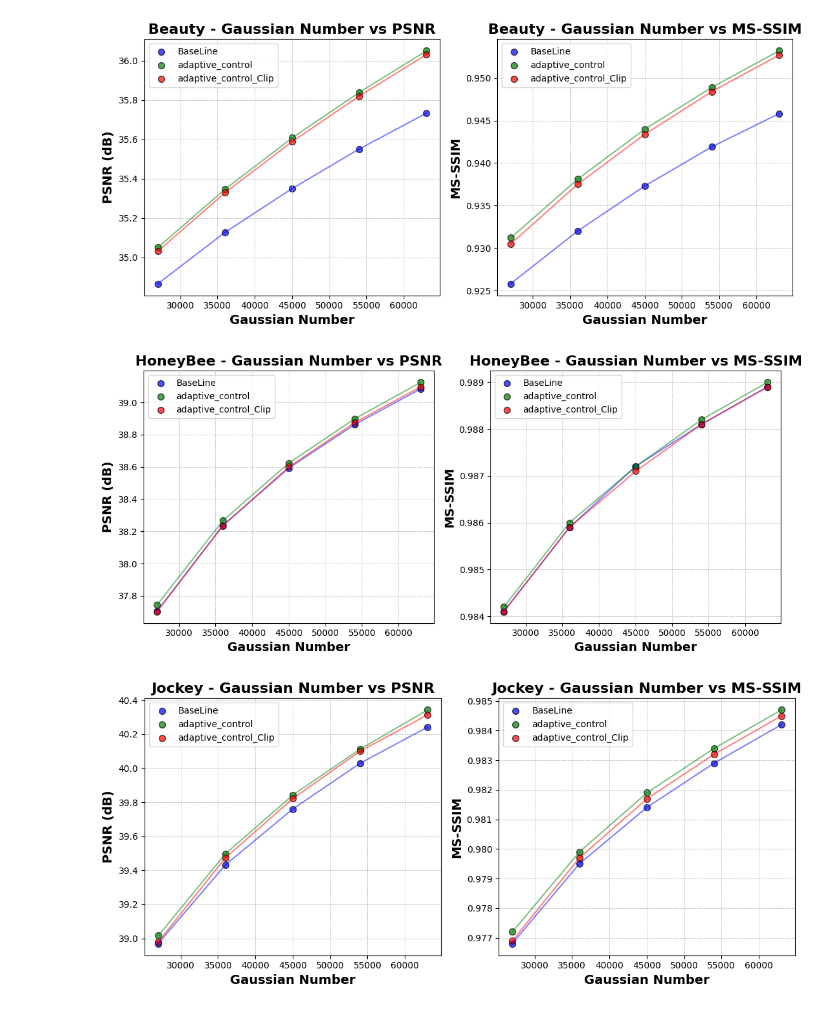
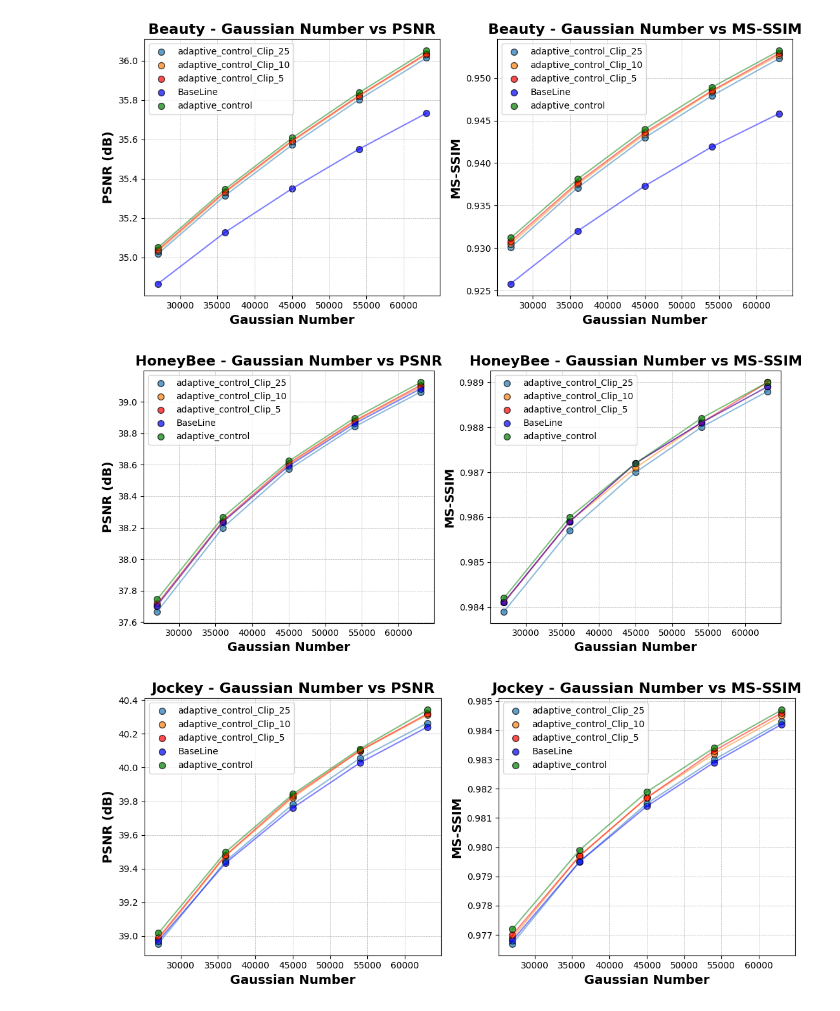
Before and after one commit to ac-freeman/GSVC, a Jupyter notebook: Visualization/Compare.ipynb, the cells around one changed output. Cells and saved outputs as stored; diff of their text form; code cells hidden in the pictures.

```diff
--- a/Visualization/Compare.ipynb
+++ b/Visualization/Compare.ipynb
@@ -137,35 +148,45 @@ def plot_gaussian_vs_metrics_1(df_baseline, df_new_method_1):
         # 显示图像
         plt.show()
 
-def plot_gaussian_vs_metrics(df_baseline, df_new_method_1, df_new_method_2):
+def plot_gaussian_vs_metrics(df_baseline, df_new_method_1, df_new_method_2, df_new_method_3, df_new_method_4):
     for dataset in datasets:
         # 按 GaussianCount 排序确保一致
         subset_df_baseline = df_baseline[df_baseline['Dataset'] == dataset].sort_values(by='Gaussian_number')
         subset_df_new_method_1 = df_new_method_1[df_new_method_1['Dataset'] == dataset].sort_values(by='Gaussian_number')
         subset_df_new_method_2 = df_new_method_2[df_new_method_2['Dataset'] == dataset].sort_values(by='Gaussian_number')
-
+        subset_df_new_method_3 = df_new_method_3[df_new_method_3['Dataset'] == dataset].sort_values(by='Gaussian_number')
+        subset_df_new_method_4 = df_new_method_4[df_new_method_4['Dataset'] == dataset].sort_values(by='Gaussian_number')
         plt.figure(figsize=(11, 5))
 
         # 第一个子图：Gaussian count vs PSNR
         plt.subplot(1, 2, 1)
 
         # 添加散点图和连线
+
+        plt.scatter(subset_df_new_method_2['Gaussian_number'], subset_df_new_method_2['PSNR'],
+                     alpha=0.7, s=50, label='adaptive_control_Clip_25', edgecolor='black')
+        plt.scatter(subset_df_new_method_3['Gaussian_number'], subset_df_new_method_3['PSNR'],
+                     alpha=0.7, s=50, label='adaptive_control_Clip_10', edgecolor='black')
+        plt.scatter(subset_df_new_method_4['Gaussian_number'], subset_df_new_method_4['PSNR'],
+                    color='red', alpha=0.7, s=50, label='adaptive_control_Clip_5', edgecolor='black')
         plt.scatter(subset_df_baseline['Gaussian_number'], subset_df_baseline['PSNR'],
                     color='blue', alpha=0.7, s=50, label='BaseLine', edgecolor='black')
         plt.scatter(subset_df_new_method_1['Gaussian_number'], subset_df_new_method_1['PSNR'],
                     color='green', alpha=0.7, s=50, label='adaptive_control', edgecolor='black')
-        plt.scatter(subset_df_new_method_2['Gaussian_number'], subset_df_new_method_2['PSNR'],
-                    color='red', alpha=0.7, s=50, label='adaptive_control_Clip', edgecolor='black')
-
 
 
         # 绘制连线
+
+        plt.plot(subset_df_new_method_2['Gaussian_number'], subset_df_new_method_2['PSNR'],
+                  alpha=0.5)
+        plt.plot(subset_df_new_method_3['Gaussian_number'], subset_df_new_method_3['PSNR'],
+                  alpha=0.5)
+        plt.plot(subset_df_new_method_4['Gaussian_number'], subset_df_new_method_4['PSNR'],
+                 'r-', alpha=0.5)
         plt.plot(subset_df_baseline['Gaussian_number'], subset_df_baseline['PSNR'],
                  'b-', alpha=0.5)
         plt.plot(subset_df_new_method_1['Gaussian_number'], subset_df_new_method_1['PSNR'],
                  'g-', alpha=0.5)
-        plt.plot(subset_df_new_method_2['Gaussian_number'], subset_df_new_method_2['PSNR'],
-                 'r-', alpha=0.5)
 
 
 
@@ -182,21 +203,31 @@ def plot_gaussian_vs_metrics(df_baseline, df_new_method_1, df_new_method_2):
         # 第二个子图：Gaussian count vs MS-SSIM
         plt.subplot(1, 2, 2)
 
+
+        plt.scatter(subset_df_new_method_2['Gaussian_number'], subset_df_new_method_2['MS-SSIM'],
+                     alpha=0.7, s=50, label='adaptive_control_Clip_25', edgecolor='black')
+        plt.scatter(subset_df_new_method_3['Gaussian_number'], subset_df_new_method_3['MS-SSIM'],
+                     alpha=0.7, s=50, label='adaptive_control_Clip_10', edgecolor='black')
+        plt.scatter(subset_df_new_method_4['Gaussian_number'], subset_df_new_method_4['MS-SSIM'],
+                    color='red', alpha=0.7, s=50, label='adaptive_control_Clip_5', edgecolor='black')
         plt.scatter(subset_df_baseline['Gaussian_number'], subset_df_baseline['MS-SSIM'],
                     color='blue', alpha=0.7, s=50, label='BaseLine', edgecolor='black')
         plt.scatter(subset_df_new_method_1['Gaussian_number'], subset_df_new_method_1['MS-SSIM'],
                     color='green', alpha=0.7, s=50, label='adaptive_control', edgecolor='black')
-        plt.scatter(subset_df_new_method_2['Gaussian_number'], subset_df_new_method_2['MS-SSIM'],
-                    color='red', alpha=0.7, s=50, label='adaptive_control_Clip', edgecolor='black')
 
 
         # 绘制连线
+
+        plt.plot(subset_df_new_method_2['Gaussian_number'], subset_df_new_method_2['MS-SSIM'],
+                  alpha=0.5)
+        plt.plot(subset_df_new_method_3['Gaussian_number'], subset_df_new_method_3['MS-SSIM'],
+                  alpha=0.5)
+        plt.plot(subset_df_new_method_4['Gaussian_number'], subset_df_new_method_4['MS-SSIM'],
+                 'r-', alpha=0.5)
         plt.plot(subset_df_baseline['Gaussian_number'], subset_df_baseline['MS-SSIM'],
                  'b-', alpha=0.5)
         plt.plot(subset_df_new_method_1['Gaussian_number'], subset_df_new_method_1['MS-SSIM'],
                  'g-', alpha=0.5)
-        plt.plot(subset_df_new_method_2['Gaussian_number'], subset_df_new_method_2['MS-SSIM'],
-                 'r-', alpha=0.5)
 
 
         # 添加标题和标签
@@ -218,9 +249,9 @@ def plot_gaussian_vs_metrics(df_baseline, df_new_method_1, df_new_method_2):
         # 显示图像
         plt.show()
 # %%
-plot_gaussian_vs_metrics(df_baseline,df_new_method_1,df_new_method_2)
+plot_gaussian_vs_metrics(df_baseline,df_new_method_1,df_new_method_2,df_new_method_3,df_new_method_4)
 # plot_gaussian_vs_metrics_1(df_baseline,df_new_method_1)
 # %% [output]
-[figure, old version]
+[figure, new version]
-[figure, old version]
+[figure, new version]
-[figure, old version]
+[figure, new version]
```
Also changed, not shown: parts of 2 cells of this notebook, 4 other files.
